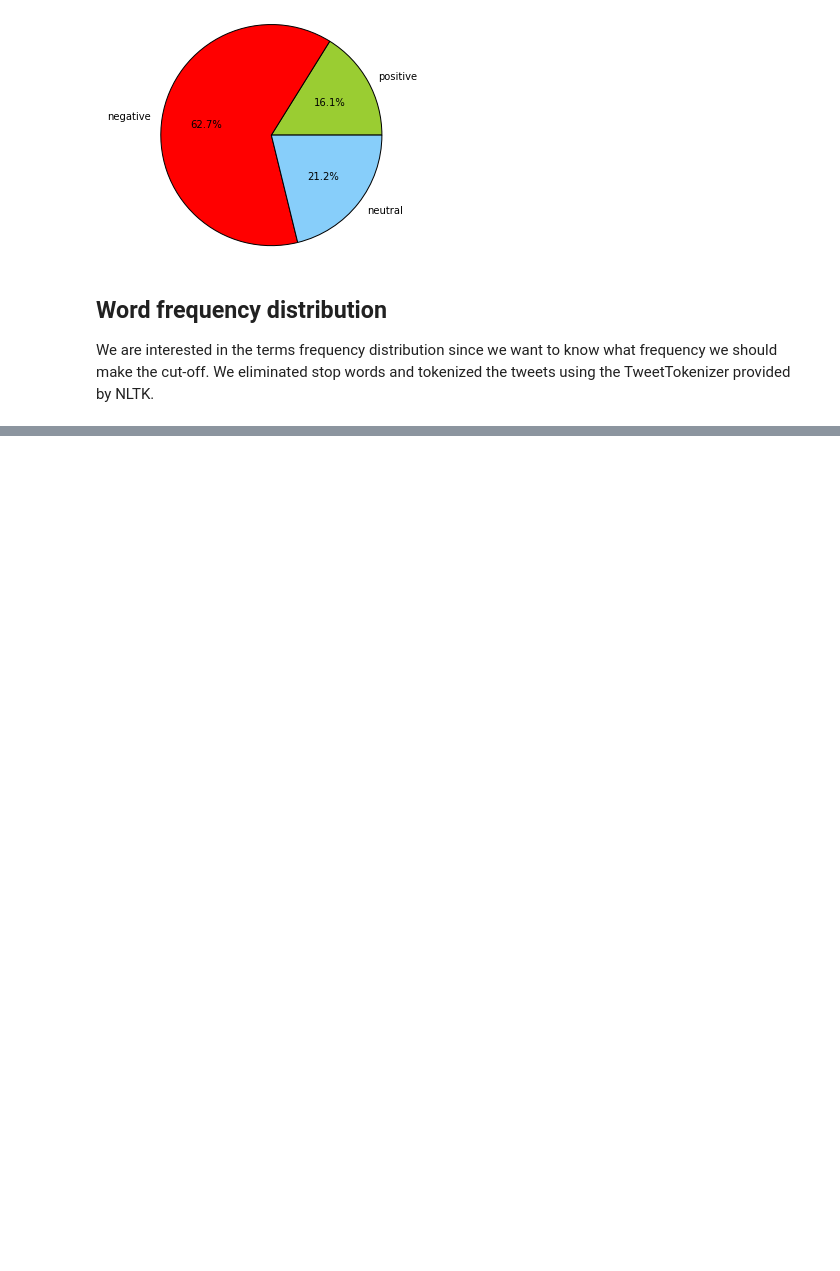
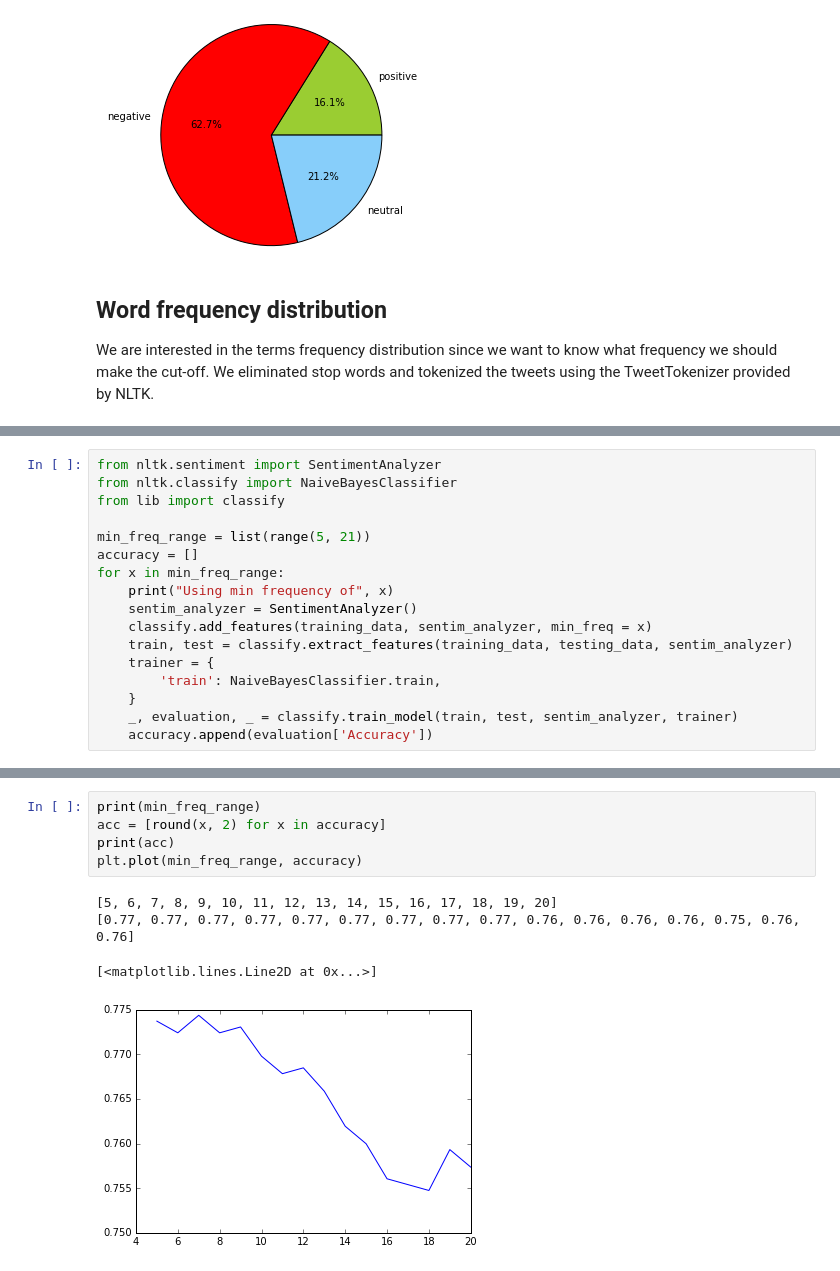
Before and after one commit to vlad-doru/master, a Jupyter notebook: TM/Dataset Exploration.ipynb, the cells around one changed output, grey strips where cells are left out. Drawn from its saved outputs; the diff is of its cells as text; blank space fills up the shorter version.

```diff
--- a/TM/Dataset Exploration.ipynb
+++ b/TM/Dataset Exploration.ipynb
@@ -59,0 +73,17 @@ We have a vocabulary with 18920 words.
+# %%
+from nltk.sentiment import SentimentAnalyzer
+from nltk.classify import NaiveBayesClassifier
+from lib import classify
+
+min_freq_range = list(range(5, 21))
+accuracy = []
+for x in min_freq_range:
+    print("Using min frequency of", x)
+    sentim_analyzer = SentimentAnalyzer()
+    classify.add_features(training_data, sentim_analyzer, min_freq = x)
+    train, test = classify.extract_features(training_data, testing_data, sentim_analyzer)
+    trainer = {
+        'train': NaiveBayesClassifier.train,
+    }
+    _, evaluation, _ = classify.train_model(train, test, sentim_analyzer, trainer)
+    accuracy.append(evaluation['Accuracy'])
@@ -59,0 +108,10 @@ We have a vocabulary with 18920 words.
+# %%
+print(min_freq_range)
+acc = [round(x, 2) for x in accuracy]
+print(acc)
+plt.plot(min_freq_range, accuracy)
+# %% [output]
+[5, 6, 7, 8, 9, 10, 11, 12, 13, 14, 15, 16, 17, 18, 19, 20]
+[0.77, 0.77, 0.77, 0.77, 0.77, 0.77, 0.77, 0.77, 0.77, 0.76, 0.76, 0.76, 0.76, 0.75, 0.76, 0.76]
+[<matplotlib.lines.Line2D at 0x...>]
+[figure, added]
```
Also changed, not shown: parts of 7 cells of this notebook, 5 other files.
